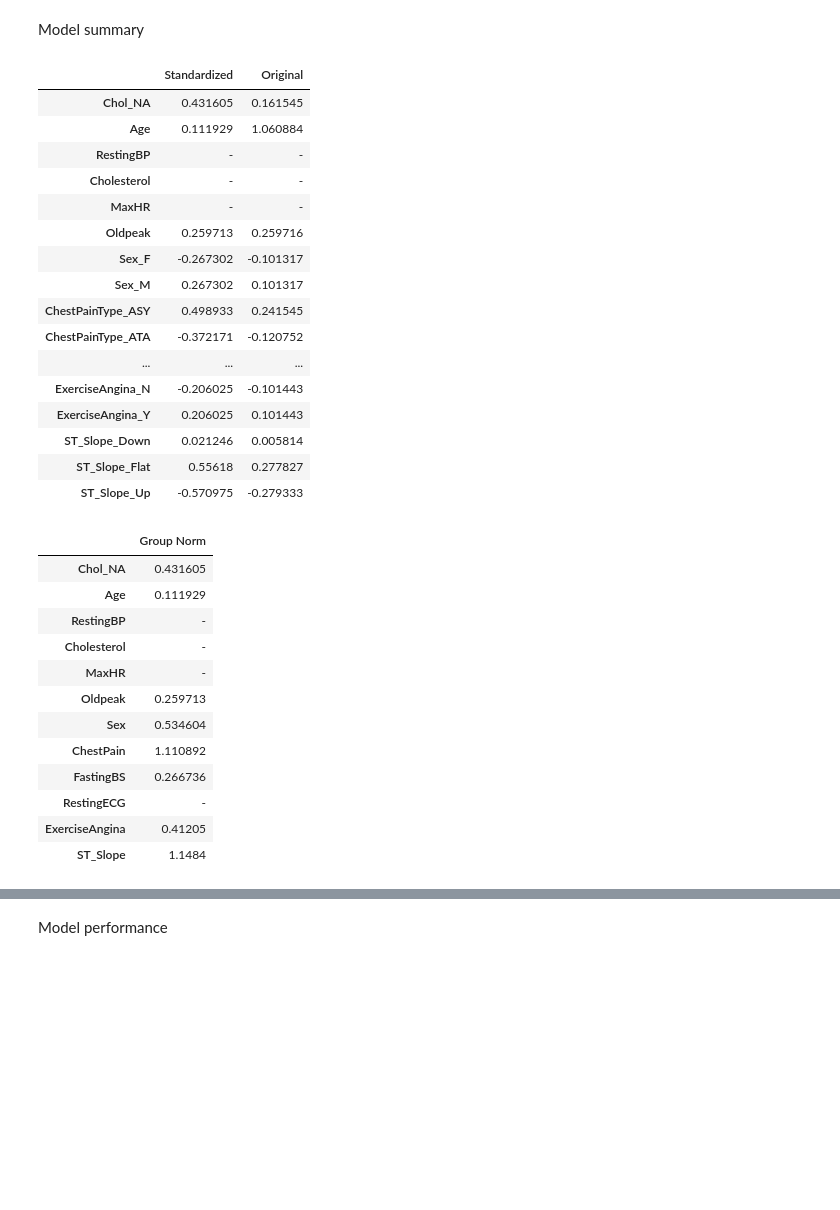
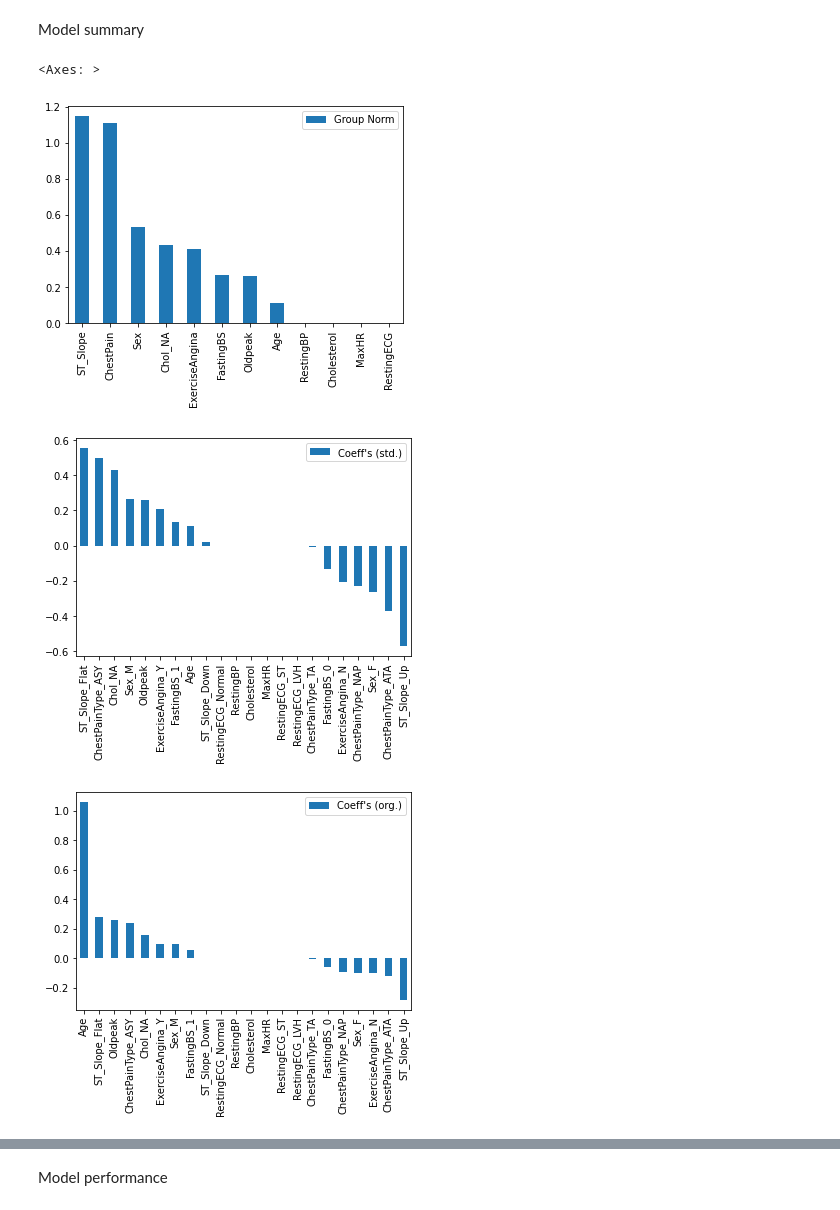
Before and after one commit to nmamie/ML4H_Project1, a Jupyter notebook: ML4H_Project1_Task1_Nici.ipynb, the cells around one changed output, grey strips where cells are left out. Cells and saved outputs as stored; diff of their text form; code cells hidden in the pictures; blank space fills up the shorter version.

```diff
--- a/ML4H_Project1_Task1_Nici.ipynb
+++ b/ML4H_Project1_Task1_Nici.ipynb
@@ -333,11 +332,11 @@ Hence, for the purposes of modelling, the further preprocessing pipeline consist
 # %%
-X_train_val = train_val_proc_1.drop("HeartDisease", axis=1)
+X_train = train_proc_1.drop("HeartDisease", axis=1)
 X_test = test_proc_1.drop("HeartDisease", axis=1)
 
-y_train_val = train_val_proc_1["HeartDisease"]
+y_train = train_proc_1["HeartDisease"]
 y_test = test_proc_1["HeartDisease"]
 
-ft_names = X_train_val.columns
+ft_names = X_train.columns
 # %%
 from sklearn.preprocessing import StandardScaler
 from sklearn.impute import SimpleImputer
@@ -346,16 +345,16 @@ scaler = StandardScaler(with_mean=False)
 imputer = SimpleImputer(strategy="mean")
 
 # standardize features (according to training set)
-scaler.fit(X_train_val)
-X_train_val = scaler.transform(X_train_val)
+scaler.fit(X_train)
+X_train_val = scaler.transform(X_train)
 X_test = scaler.fit_transform(X_test)
 
 # impute missing values
-X_train_val = imputer.fit_transform(X_train_val)
+X_train = imputer.fit_transform(X_train_val)
 X_test = imputer.fit_transform(X_test)
 
 # turn back into pandas
-X_train_val = pd.DataFrame(X_train_val, columns=ft_names)
+X_train = pd.DataFrame(X_train, columns=ft_names)
 X_test = pd.DataFrame(X_test, columns=ft_names)
 # %% [markdown]
 When using regularization, we need to account for the fact that we introduced dummy variables. Specifically, we want to regularize the inclusion of entire variables, e.g. "Sex", and not certain categories, e.g. "Female", as this would introduce bias depending on the default category. To tackle this, we purposefully introduce all categories of categorical variables again and use **Group Lasso**. Altough this usually introduces multicollinearity, regularization serves to deal with this.
@@ -388,7 +387,7 @@ for i in range(len(p1_vals)):
       subsampling_scheme = 1,
       supress_warning = True)
 
-  result = cross_validate(lgl, X_train_val, y_train_val, scoring="f1", cv=5)
+  result = cross_validate(lgl, X_train, y_train, scoring="f1", cv=5)
   score = result["test_score"].mean()
   scores.append(score)
 
@@ -407,66 +406,43 @@ lgl = LogisticGroupLasso(
     subsampling_scheme = 1,
     supress_warning = True)
 
-lgl.fit(X_train_val, y_train_val)
+lgl.fit(X_train, y_train)
 # %% [markdown]
 Model summary
 # %%
 # get estimated coefficients
 coeffs_std = lgl.coef_[:, 1] - lgl.coef_[:, 0]
 
 # scale back to original scales
 coeffs_org = np.reshape(coeffs_std, (1,len(coeffs_std)))
 coeffs_org = scaler.inverse_transform(coeffs_org)
 coeffs_org = np.reshape(coeffs_org, coeffs_std.shape)
 
-# collect coefficients
-coeffs = pd.DataFrame({"Standardized": coeffs_std, "Original": coeffs_org},
-                      index = ft_names)
-
-# examine group norms
+# group norms
 group_norms = np.array([[np.nan]]*n_groups)
 for i in range(n_groups):
   group_coeffs = coeffs_std[groups==i]
   group_norms[i,:] = np.linalg.norm(group_coeffs, ord=1)
+group_norms = np.reshape(group_norms, (12,))
 
-group_norms = pd.DataFrame(group_norms,
-                           index=group_names, columns=["Group Norm"])
-
-# print result
-coeffs.replace(0, "-", inplace=True)
-group_norms.replace(0, "-", inplace=True)
-display(coeffs, group_norms)
+# make pretty & plot
+group_norms = pd.DataFrame({"Group Norm": group_norms},
+                           index=group_names)
+coeffs_std = pd.DataFrame({"Coeff's (std.)": coeffs_std},
+                          index = ft_names)
+coeffs_org = pd.DataFrame({"Coeff's (org.)": coeffs_org},
+                          index = ft_names)
+group_norms = group_norms.sort_values(by="Group Norm", ascending=False)
+coeffs_std = coeffs_std.sort_values(by="Coeff's (std.)", ascending=False)
+coeffs_org = coeffs_org.sort_values(by="Coeff's (org.)", ascending=False)
+group_norms.plot.bar()
+coeffs_std.plot.bar()
+coeffs_org.plot.bar()
 # %% [output]
-|  | Standardized | Original |
-| Chol_NA | 0.431605 | 0.161545 |
-| Age | 0.111929 | 1.060884 |
-| RestingBP | - | - |
-| Cholesterol | - | - |
-| MaxHR | - | - |
-| Oldpeak | 0.259713 | 0.259716 |
-| Sex_F | -0.267302 | -0.101317 |
-| Sex_M | 0.267302 | 0.101317 |
-| ChestPainType_ASY | 0.498933 | 0.241545 |
-| ChestPainType_ATA | -0.372171 | -0.120752 |
-| ... | ... | ... |
-| ExerciseAngina_N | -0.206025 | -0.101443 |
-| ExerciseAngina_Y | 0.206025 | 0.101443 |
-| ST_Slope_Down | 0.021246 | 0.005814 |
-| ST_Slope_Flat | 0.55618 | 0.277827 |
-| ST_Slope_Up | -0.570975 | -0.279333 |
-|  | Group Norm |
-| Chol_NA | 0.431605 |
-| Age | 0.111929 |
-| RestingBP | - |
-| Cholesterol | - |
-| MaxHR | - |
-| Oldpeak | 0.259713 |
-| Sex | 0.534604 |
-| ChestPain | 1.110892 |
-| FastingBS | 0.266736 |
-| RestingECG | - |
-| ExerciseAngina | 0.41205 |
-| ST_Slope | 1.1484 |
+<Axes: >
+[figure, added]
+[figure, added]
+[figure, added]
 # %% [markdown]
 After cross-validation, group lasso de-selected *RestingBP*, *Cholesterol*, *MaxHR*, and *RestingECG*.
 
```
Also changed, not shown: parts of 29 cells of this notebook.
